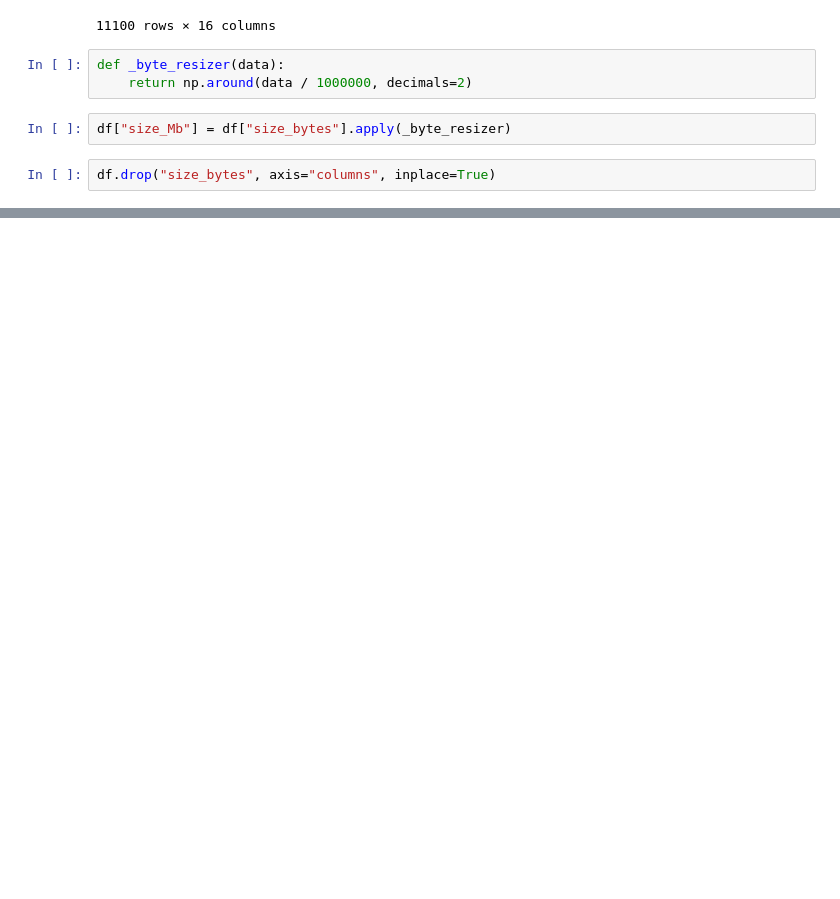
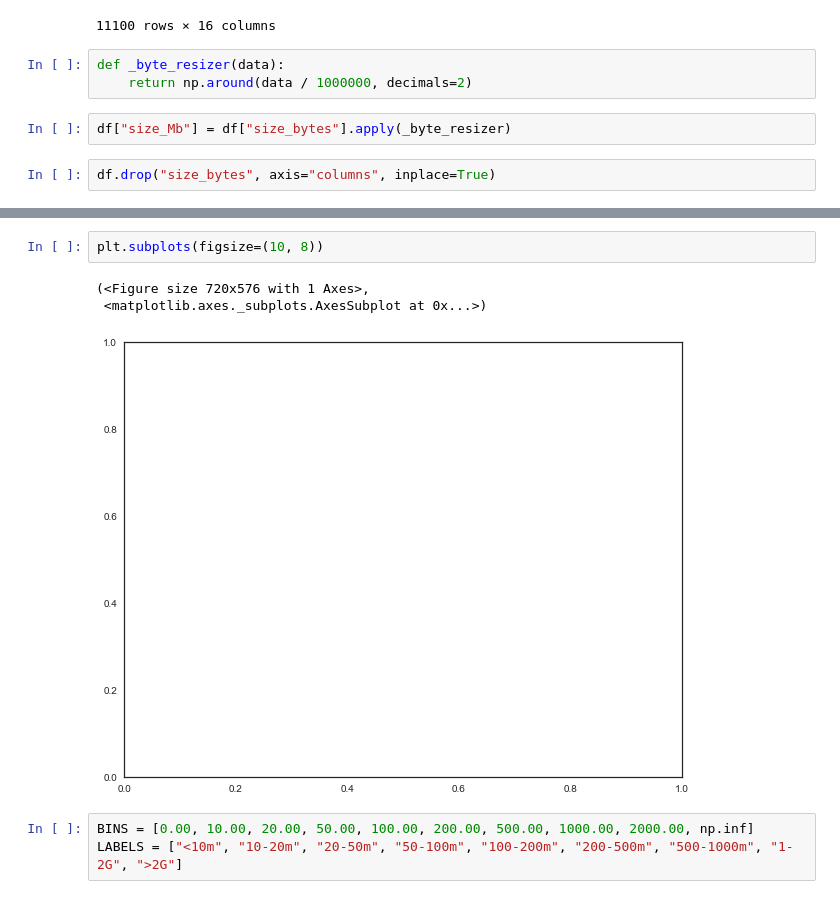
Before and after one commit to TonyCioara/Data-Science-1, a Jupyter notebook: app-store/app-store.ipynb, the cells around one changed output, grey strips where cells are left out. Saved outputs shown, nothing was run; the diff lists cells and outputs as text; blank space fills up the shorter version.

```diff
--- a/app-store/app-store.ipynb
+++ b/app-store/app-store.ipynb
@@ -126,3 +126,12 @@ df.head()
 | 2 | 281940292 | WeatherBug - Local Weather, Radar... | USD | 0.00 | 188583 | 2822 | 3.5 | ... |
 | 3 | 282614216 | eBay: Best App to Buy, Sell, Save... | USD | 0.00 | 262241 | 649 | 4.0 | ... |
 | 4 | 282935706 | Bible | USD | 0.00 | 985920 | 5320 | 4.5 | ... |
+# %%
+plt.subplots(figsize=(10, 8))
+# %% [output]
+(<Figure size 720x576 with 1 Axes>,
+ <matplotlib.axes._subplots.AxesSubplot at 0x...>)
+[figure, added]
+# %%
+BINS = [0.00, 10.00, 20.00, 50.00, 100.00, 200.00, 500.00, 1000.00, 2000.00, np.inf]
+LABELS = ["<10m", "10-20m", "20-50m", "50-100m", "100-200m", "200-500m", "500-1000m", "1-2G", ">2G"]
```
Also changed, not shown: parts of 19 cells of this notebook, 4 other files.
